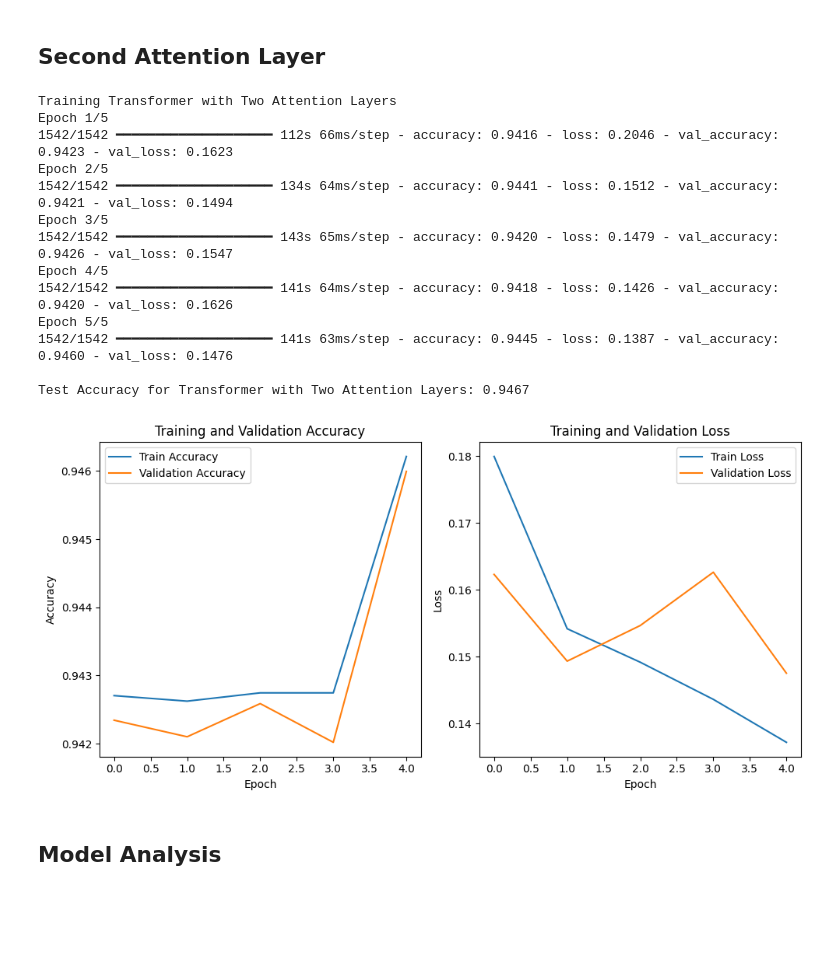
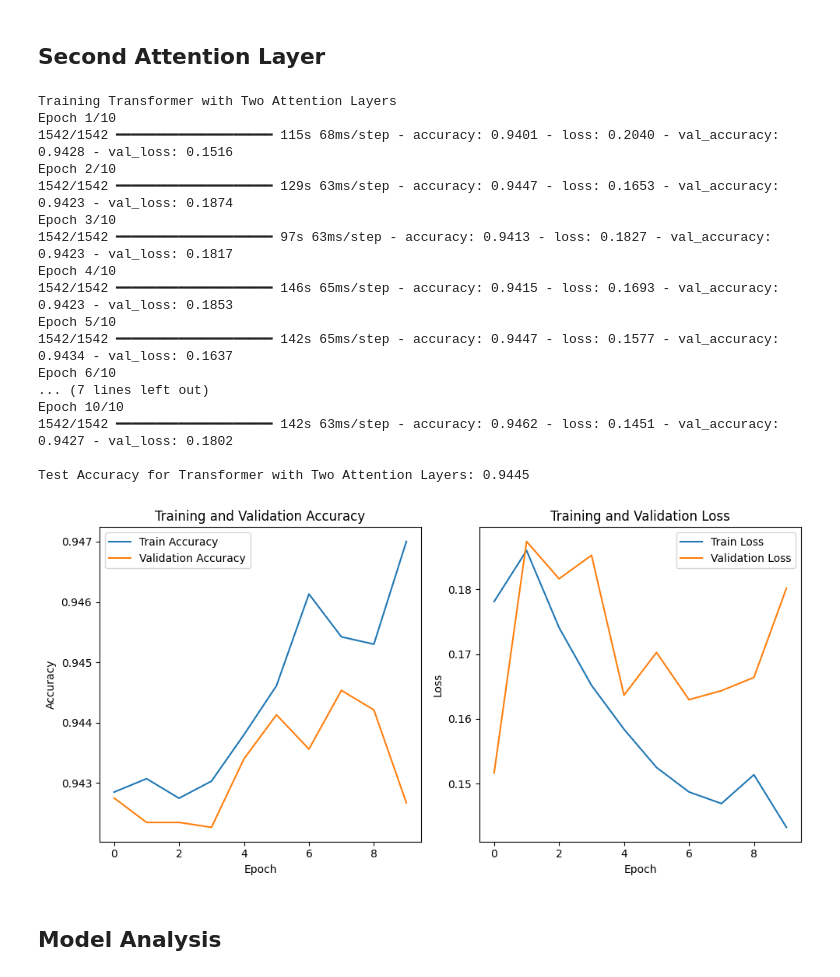
Before and after one commit to CloudMelanie/ml_lab7, a Jupyter notebook: main.ipynb, the cells around one changed output. Drawn from its saved outputs; the diff is of its cells as text; code cells hidden in the pictures; blank space fills up the shorter version.

```diff
--- a/main.ipynb
+++ b/main.ipynb
@@ -373,7 +373,7 @@ two_attention_transformer.compile(
 print("\nTraining Transformer with Two Attention Layers")
 history_two_attention = two_attention_transformer.fit(
     X_train, y_train,
-    epochs=5,
+    epochs=10,
     batch_size=32,
     validation_split=0.2,
     verbose=1
@@ -382,45 +382,49 @@ history_two_attention = two_attention_transformer.fit(
 # Evaluate the model
 test_accuracy = two_attention_transformer.evaluate(X_test, y_test, verbose=0)[1]
 print(f"\nTest Accuracy for Transformer with Two Attention Layers: {test_accuracy:.4f}")
 
 # Visualization of training and validation performance
 plt.figure(figsize=(10, 5))
 
 # Accuracy plot
 plt.subplot(1, 2, 1)
 plt.plot(history_two_attention.history['accuracy'], label='Train Accuracy')
 plt.plot(history_two_attention.history['val_accuracy'], label='Validation Accuracy')
 plt.title('Training and Validation Accuracy')
 plt.xlabel('Epoch')
 plt.ylabel('Accuracy')
 plt.legend()
 
 # Loss plot
 plt.subplot(1, 2, 2)
 plt.plot(history_two_attention.history['loss'], label='Train Loss')
 plt.plot(history_two_attention.history['val_loss'], label='Validation Loss')
 plt.title('Training and Validation Loss')
 plt.xlabel('Epoch')
 plt.ylabel('Loss')
 plt.legend()
 
 plt.tight_layout()
 plt.show()
 # %% [output]
 Training Transformer with Two Attention Layers
-Epoch 1/5
-1542/1542 ━━━━━━━━━━━━━━━━━━━━ 112s 66ms/step - accuracy: 0.9416 - loss: 0.2046 - val_accuracy: 0.9423 - val_loss: 0.1623
-Epoch 2/5
-1542/1542 ━━━━━━━━━━━━━━━━━━━━ 134s 64ms/step - accuracy: 0.9441 - loss: 0.1512 - val_accuracy: 0.9421 - val_loss: 0.1494
-Epoch 3/5
-1542/1542 ━━━━━━━━━━━━━━━━━━━━ 143s 65ms/step - accuracy: 0.9420 - loss: 0.1479 - val_accuracy: 0.9426 - val_loss: 0.1547
-Epoch 4/5
-1542/1542 ━━━━━━━━━━━━━━━━━━━━ 141s 64ms/step - accuracy: 0.9418 - loss: 0.1426 - val_accuracy: 0.9420 - val_loss: 0.1626
-Epoch 5/5
-1542/1542 ━━━━━━━━━━━━━━━━━━━━ 141s 63ms/step - accuracy: 0.9445 - loss: 0.1387 - val_accuracy: 0.9460 - val_loss: 0.1476
+Epoch 1/10
+1542/1542 ━━━━━━━━━━━━━━━━━━━━ 115s 68ms/step - accuracy: 0.9401 - loss: 0.2040 - val_accuracy: 0.9428 - val_loss: 0.1516
+Epoch 2/10
+1542/1542 ━━━━━━━━━━━━━━━━━━━━ 129s 63ms/step - accuracy: 0.9447 - loss: 0.1653 - val_accuracy: 0.9423 - val_loss: 0.1874
+Epoch 3/10
+1542/1542 ━━━━━━━━━━━━━━━━━━━━ 97s 63ms/step - accuracy: 0.9413 - loss: 0.1827 - val_accuracy: 0.9423 - val_loss: 0.1817
+Epoch 4/10
+1542/1542 ━━━━━━━━━━━━━━━━━━━━ 146s 65ms/step - accuracy: 0.9415 - loss: 0.1693 - val_accuracy: 0.9423 - val_loss: 0.1853
+Epoch 5/10
+1542/1542 ━━━━━━━━━━━━━━━━━━━━ 142s 65ms/step - accuracy: 0.9447 - loss: 0.1577 - val_accuracy: 0.9434 - val_loss: 0.1637
+Epoch 6/10
+... (7 lines left out)
+Epoch 10/10
+1542/1542 ━━━━━━━━━━━━━━━━━━━━ 142s 63ms/step - accuracy: 0.9462 - loss: 0.1451 - val_accuracy: 0.9427 - val_loss: 0.1802
 
-Test Accuracy for Transformer with Two Attention Layers: 0.9467
+Test Accuracy for Transformer with Two Attention Layers: 0.9445
-[figure, old version]
+[figure, new version]
 # %% [markdown]
 ## Model Analysis
 # %%
```
Also changed, not shown: parts of 4 cells of this notebook.
